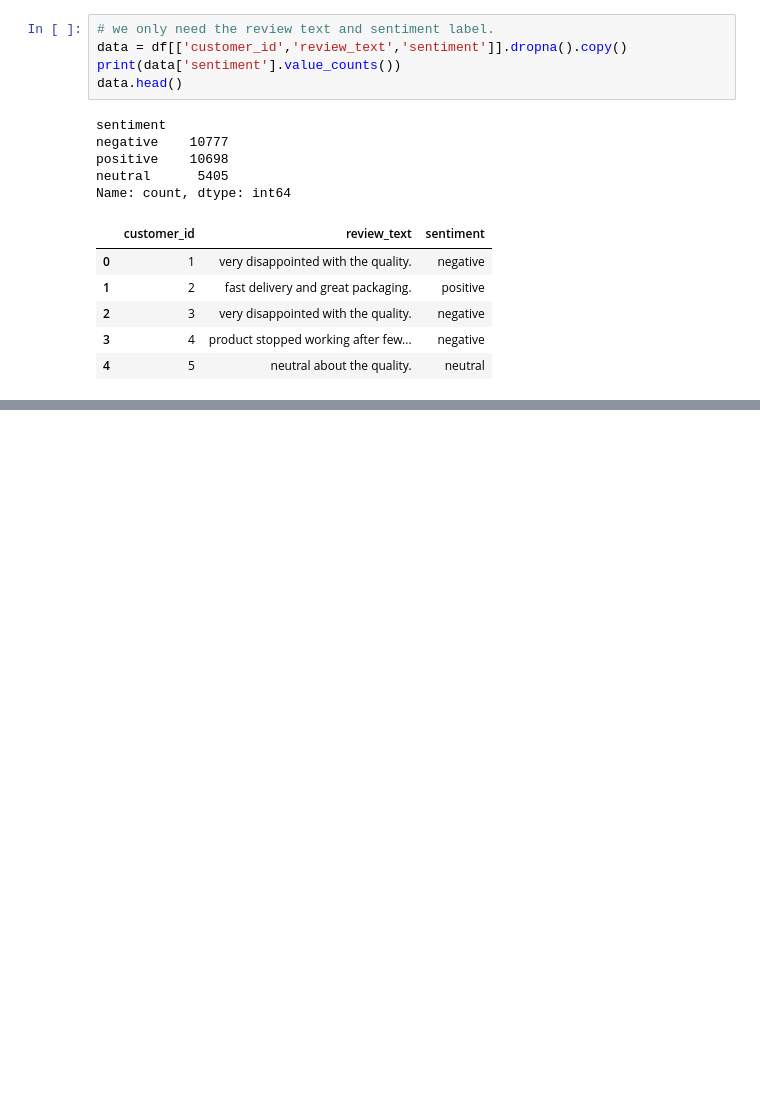
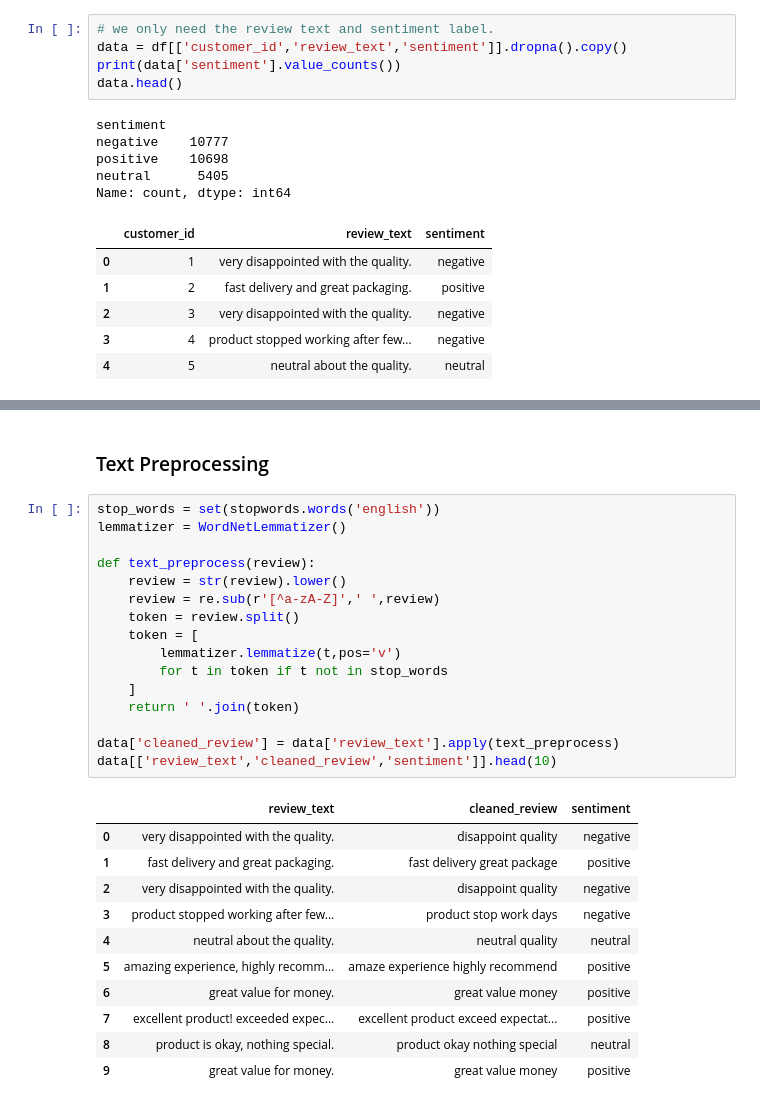
Before and after one commit to dinakaranthiru/AI-Engineer-12-Weeks, a Jupyter notebook: Week8_Task/sentiment_Analysis1.ipynb, the cells around one changed output, grey strips where cells are left out. Cells and saved outputs as stored; diff of their text form; blank space fills up the shorter version.

```diff
--- a/Week8_Task/sentiment_Analysis1.ipynb
+++ b/Week8_Task/sentiment_Analysis1.ipynb
@@ -74,0 +86,30 @@ Name: count, dtype: int64
+# %% [markdown]
+### Text Preprocessing
+# %%
+stop_words = set(stopwords.words('english'))
+lemmatizer = WordNetLemmatizer()
+
+def text_preprocess(review):
+    review = str(review).lower()
+    review = re.sub(r'[^a-zA-Z]',' ',review)
+    token = review.split()
+    token = [
+        lemmatizer.lemmatize(t,pos='v')
+        for t in token if t not in stop_words
+    ]
+    return ' '.join(token)
+
+data['cleaned_review'] = data['review_text'].apply(text_preprocess)
+data[['review_text','cleaned_review','sentiment']].head(10)
+# %% [output]
+|  | review_text | cleaned_review | sentiment |
+| 0 | very disappointed with the quality. | disappoint quality | negative |
+| 1 | fast delivery and great packaging. | fast delivery great package | positive |
+| 2 | very disappointed with the quality. | disappoint quality | negative |
+| 3 | product stopped working after few... | product stop work days | negative |
+| 4 | neutral about the quality. | neutral quality | neutral |
+| 5 | amazing experience, highly recomm... | amaze experience highly recommend | positive |
+| 6 | great value for money. | great value money | positive |
+| 7 | excellent product! exceeded expec... | excellent product exceed expectat... | positive |
+| 8 | product is okay, nothing special. | product okay nothing special | neutral |
+| 9 | great value for money. | great value money | positive |
```
Also changed, not shown: parts of 2 cells of this notebook.
